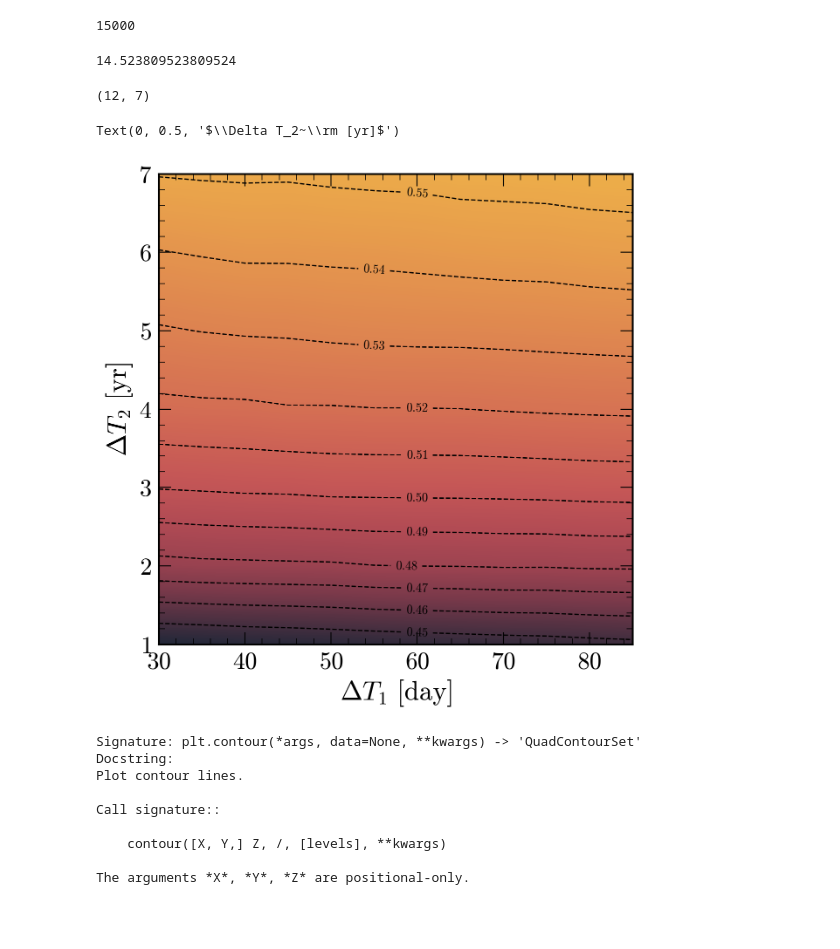
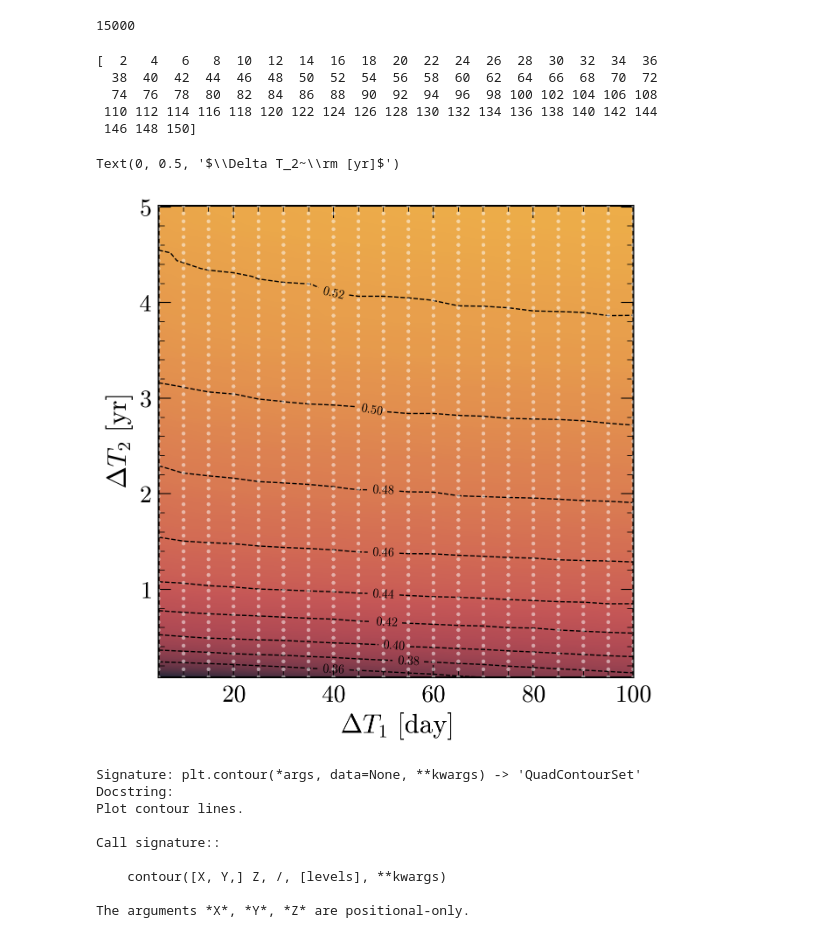
Before and after one commit to anya-m-phillips/via_binaries, a Jupyter notebook: test.ipynb, the cells around one changed output. Saved outputs shown, nothing was run; the diff lists cells and outputs as text; code cells hidden in the pictures.

```diff
--- a/test.ipynb
+++ b/test.ipynb
@@ -165,44 +138,56 @@ future_iters = len(dt1_vals_test)*len(dt2_vals_test)
-# %%
-print(future_iters / current_example_iters) # not ... so bad ...?
-# %% [output]
-14.523809523809524
 # %%
 # pickle and save to avoid running a 20 min long cell
 # np.savetxt("detection_fractions.txt", detection_fraction_array)
 
 
 dfa = np.loadtxt("detection_fractions.txt") # test... iek
+dt1_min, dt1_max, dt1_step = 5,100,5
+dt1_vals  = np.arange(dt1_min, dt1_max+dt1_step, dt1_step) # 20 options
+
+dt2_min, dt2_max, dt2_step = 30, 5*365, 30
+dt2_vals = np.arange(dt2_min, dt2_max+dt2_step, dt2_step)
-# %%
-detection_fraction_array.shape
-# %% [output]
-(12, 7)
+# %%
+dt1_min_test, dt1_max_test, dt1_step_test = 2,150,2
+dt1_vals_test  = np.arange(dt1_min_test, dt1_max_test+dt1_step_test, dt1_step_test) # 20 options
+print(dt1_vals_test)
+# %% [output]
+[  2   4   6   8  10  12  14  16  18  20  22  24  26  28  30  32  34  36
+  38  40  42  44  46  48  50  52  54  56  58  60  62  64  66  68  70  72
+  74  76  78  80  82  84  86  88  90  92  94  96  98 100 102 104 106 108
+ 110 112 114 116 118 120 122 124 126 128 130 132 134 136 138 140 142 144
+ 146 148 150]
 # %%
 colors=["#212738","#4D3041","#79394A","#994250","#B24B54","#C55756","#D26A54","#DC8051","#E5974D","#EDAE49"]
 # colors.reverse()
 df_cmap = LinearSegmentedColormap.from_list('df_cmap', colors)
 
 X, Y = np.meshgrid(dt1_vals, dt2_vals)
 Z = dfa.T
 
 Y = Y/365
 fig, ax = plt.subplots()
 # ax.imshow(dfa, cmap=time_cmap)
 ob = ax.contourf(X,Y, Z, cmap=df_cmap, levels=1000)
 divider = make_axes_locatable(ax)
 # cax = divider.append_axes('right', size='5%', pad=0.05)
 # cax.set_yticklabels(np.arange(0.44, 0.53, 0.01))
 # fig.colorbar(ob, cax=cax, label=r"detection fraction")
 
+ax.scatter(
+    X.ravel(), Y.ravel(),
+    s=10, c="white", alpha=0.5,
+    edgecolors="none", zorder=3
+)
 
-ob = ax.contour(X,Y,Z, levels=np.arange(0.44, 0.55, 0.01),
+ob = ax.contour(X,Y,Z, levels=np.arange(0.36, 0.54, 0.02),
            linestyles="dashed", colors="k", linewidths=1)
 ax.clabel(ob, ob.levels, fontsize=10)
 
 ax.set_xlabel(r"$\Delta T_1~\rm [day]$")
 ax.set_ylabel(r'$\Delta T_2~\rm [yr]$')
 # %% [output]
 Text(0, 0.5, '$\\Delta T_2~\\rm [yr]$')
-[figure, old version]
+[figure, new version]
 # %%
 plt.contour?
 # %% [output]
```
Also changed, not shown: parts of 8 cells of this notebook, 2 other files.
